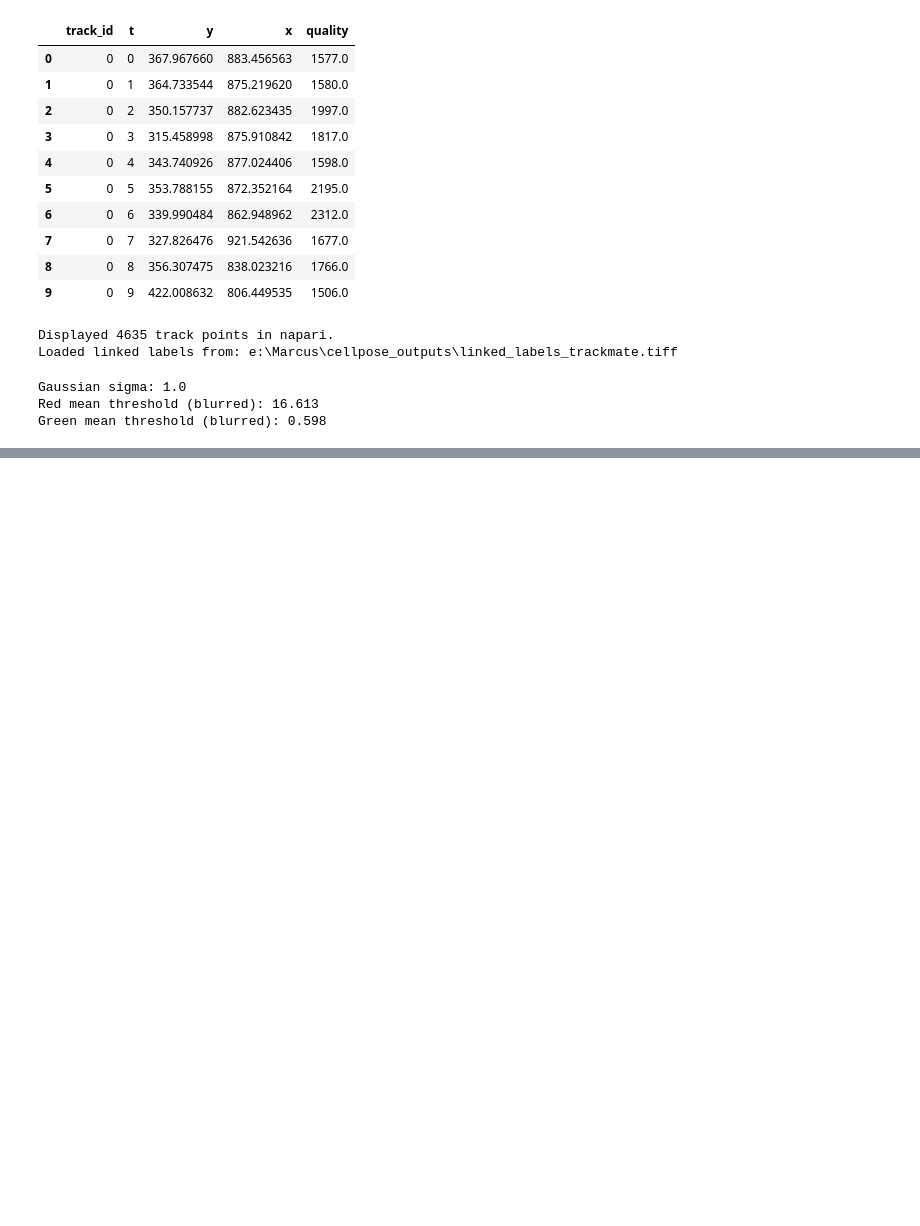
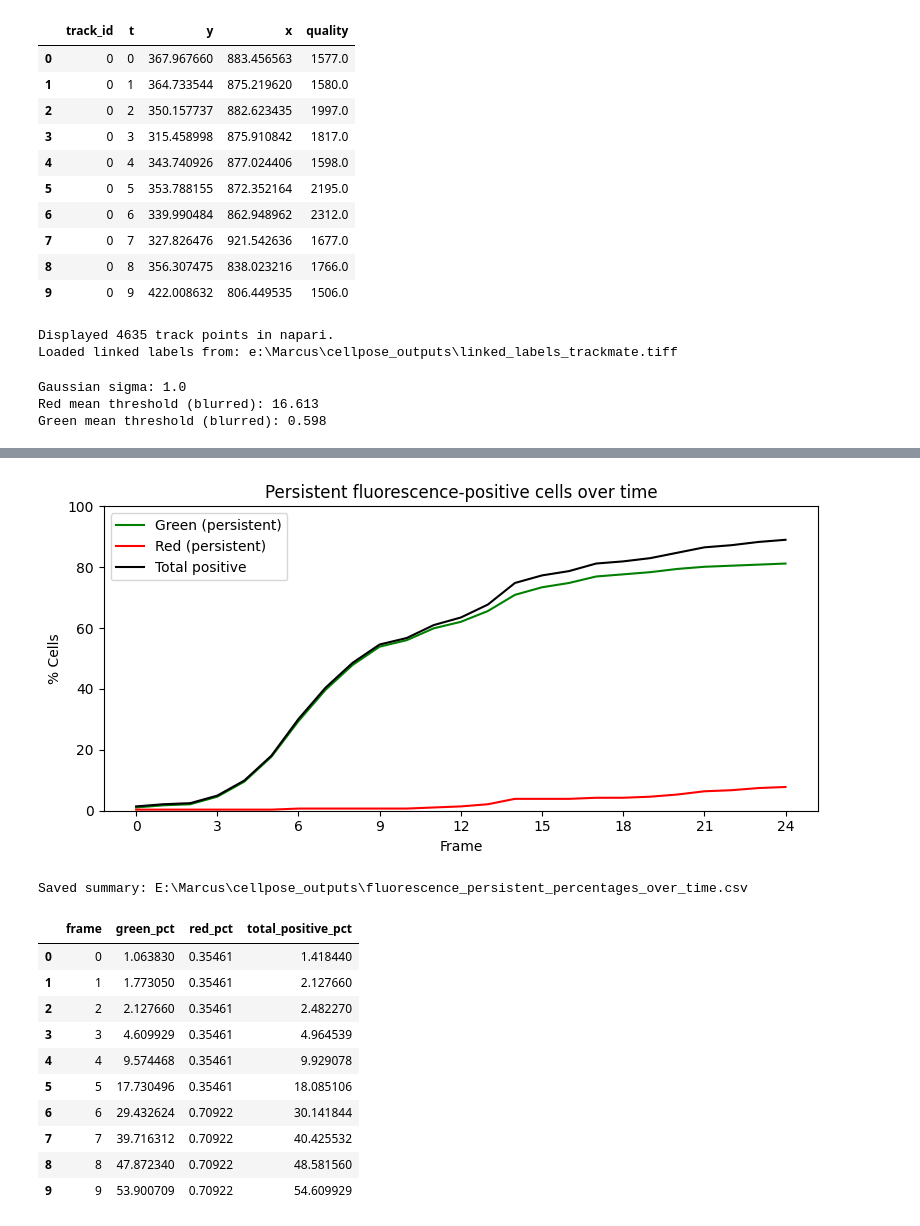
Before and after one commit to isobelth/image_quantification, a Jupyter notebook: Annexin_V_Incucyte_Analysis/Cell_death_publication.ipynb, the cells around one changed output, grey strips where cells are left out. Cells and saved outputs as stored; diff of their text form; code cells hidden in the pictures; blank space fills up the shorter version.

```diff
--- a/Annexin_V_Incucyte_Analysis/Cell_death_publication.ipynb
+++ b/Annexin_V_Incucyte_Analysis/Cell_death_publication.ipynb
@@ -493,0 +601,64 @@ Green mean threshold (blurred): 0.598
+# %%
+# Plot cumulative persistent green/red percentages over time
+if "assignments_df" not in globals():
+    raise ValueError("Run Cell 11 first to generate assignments_df.")
+
+n_frames = linked_labels.shape[0]
+n_tracked_cells = len(assignments_df)
+if n_tracked_cells == 0:
+    raise ValueError("No tracked cells found in assignments_df.")
+
+green_pct = []
+red_pct = []
+total_pct = []
+
+for frame in range(n_frames):
+    n_green = ((assignments_df["fate"] == "green") & (assignments_df["first_positive_frame"] <= frame)).sum()
+    n_red = ((assignments_df["fate"] == "red") & (assignments_df["first_positive_frame"] <= frame)).sum()
+
+    p_green = 100.0 * n_green / n_tracked_cells
+    p_red = 100.0 * n_red / n_tracked_cells
+    p_total = p_green + p_red
+
+    green_pct.append(p_green)
+    red_pct.append(p_red)
+    total_pct.append(p_total)
+
+summary_df = pd.DataFrame({
+    "frame": np.arange(n_frames),
+    "green_pct": green_pct,
+    "red_pct": red_pct,
+    "total_positive_pct": total_pct
+})
+
+fig, ax = plt.subplots(figsize=(8, 4))
+sns.lineplot(data=summary_df, x="frame", y="green_pct", color="green", label="Green (persistent)", ax=ax)
+sns.lineplot(data=summary_df, x="frame", y="red_pct", color="red", label="Red (persistent)", ax=ax)
+sns.lineplot(data=summary_df, x="frame", y="total_positive_pct", color="black", label="Total positive", ax=ax)
+
+ax.xaxis.set_major_locator(MaxNLocator(integer=True))
+ax.set_xlabel("Frame")
+ax.set_ylabel("% Cells")
+ax.set_ylim(0, 100)
+ax.set_title("Persistent fluorescence-positive cells over time")
+plt.tight_layout()
+plt.show()
+
+summary_csv = Path(output_directory) / "fluorescence_persistent_percentages_over_time.csv"
+summary_df.to_csv(summary_csv, index=False)
+print(f"Saved summary: {summary_csv.resolve()}")
+display(summary_df.head(10))
+# %% [output]
+[figure, added]
+Saved summary: E:\Marcus\cellpose_outputs\fluorescence_persistent_percentages_over_time.csv
+|  | frame | green_pct | red_pct | total_positive_pct |
+| 0 | 0 | 1.063830 | 0.35461 | 1.418440 |
+| 1 | 1 | 1.773050 | 0.35461 | 2.127660 |
+| 2 | 2 | 2.127660 | 0.35461 | 2.482270 |
+| 3 | 3 | 4.609929 | 0.35461 | 4.964539 |
+| 4 | 4 | 9.574468 | 0.35461 | 9.929078 |
+| 5 | 5 | 17.730496 | 0.35461 | 18.085106 |
+| 6 | 6 | 29.432624 | 0.70922 | 30.141844 |
+| 7 | 7 | 39.716312 | 0.70922 | 40.425532 |
+| 8 | 8 | 47.872340 | 0.70922 | 48.581560 |
+| 9 | 9 | 53.900709 | 0.70922 | 54.609929 |
```
Also changed, not shown: parts of 1 cell of this notebook.
